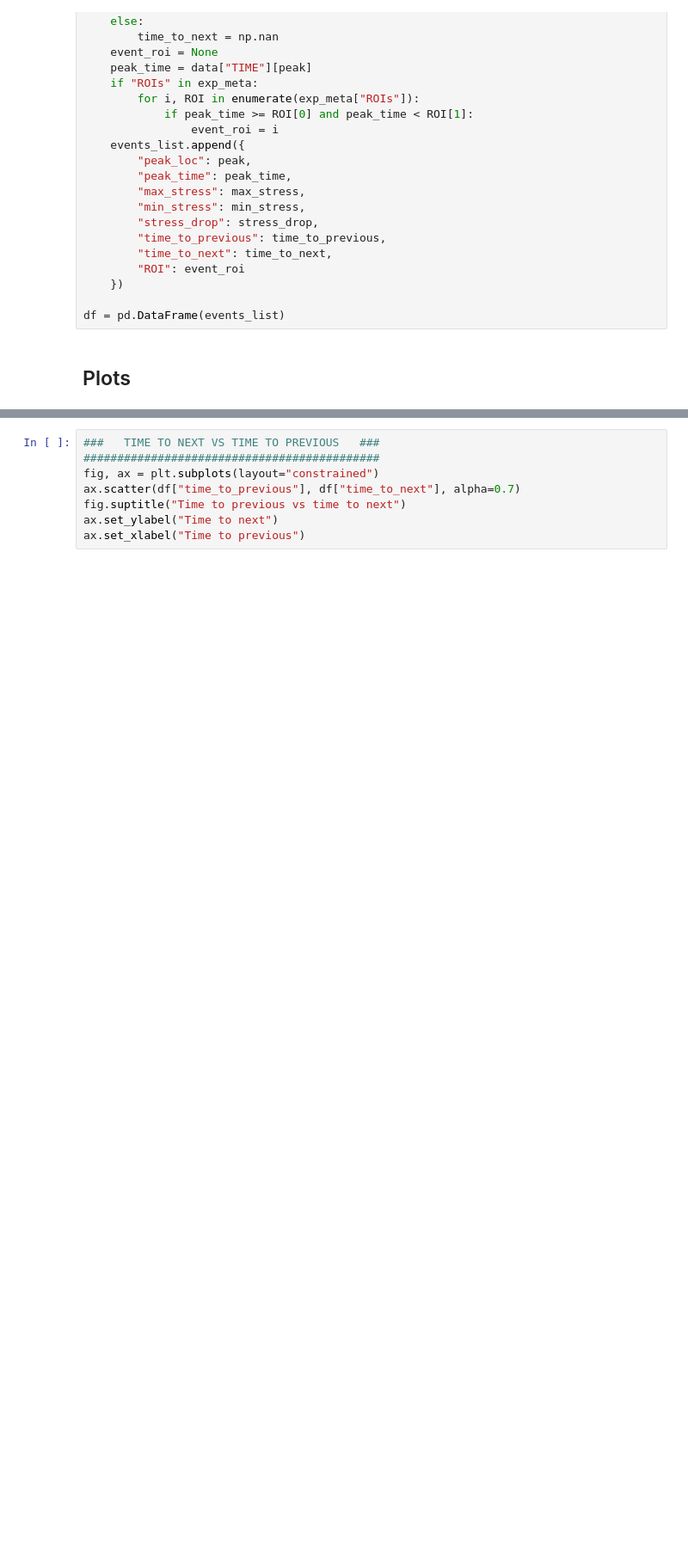
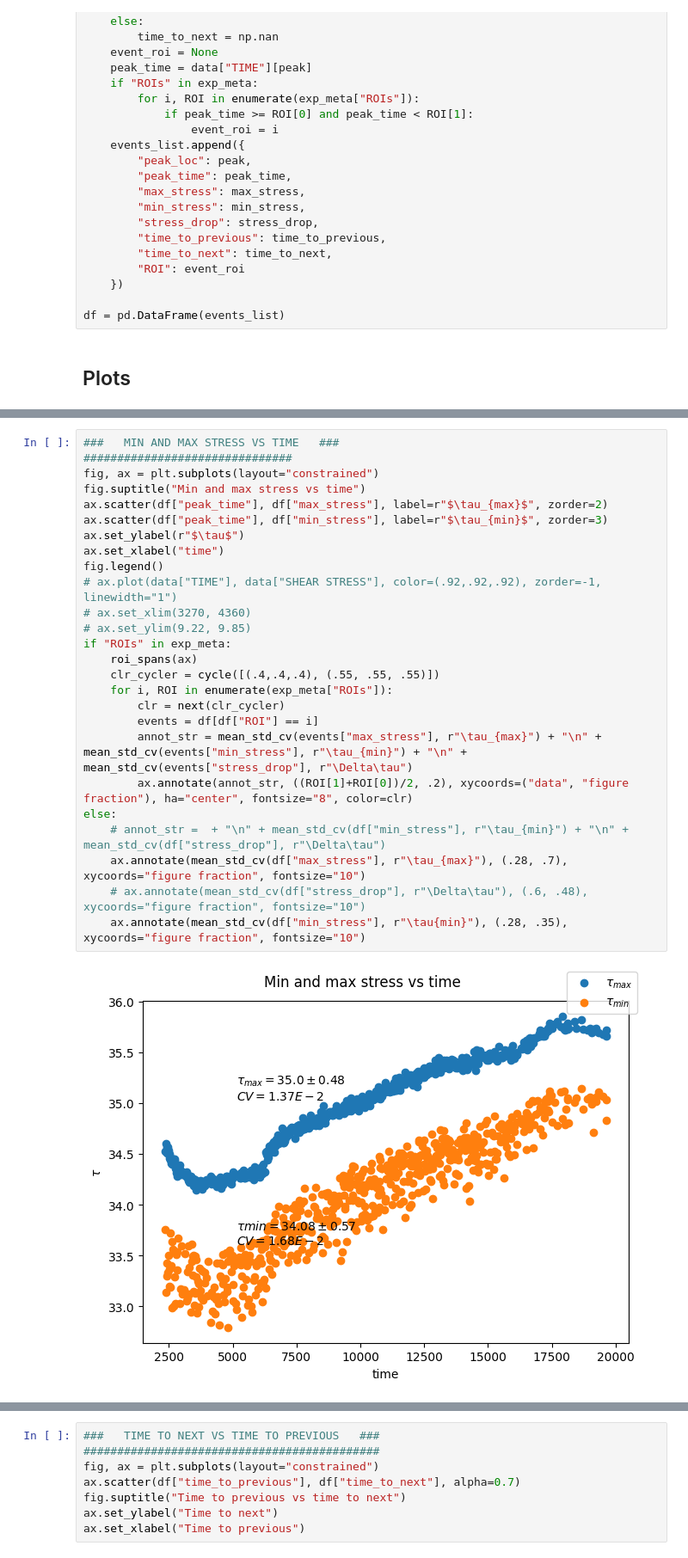
Before and after one commit to tom-hinton/ptiii, a Jupyter notebook: events/events_picker.ipynb, the cells around one changed output, grey strips where cells are left out. Shown at 86% size. Drawn from its saved outputs; the diff is of its cells as text; blank space fills up the shorter version.

```diff
--- a/events/events_picker.ipynb
+++ b/events/events_picker.ipynb
@@ -141,4 +141,32 @@ def mean_std_cv(series, label, breakpoint=False):
     return return_string
+# %%
+###   MIN AND MAX STRESS VS TIME   ###
+###############################
+fig, ax = plt.subplots(layout="constrained")
+fig.suptitle("Min and max stress vs time")
+ax.scatter(df["peak_time"], df["max_stress"], label=r"$\tau_{max}$", zorder=2)
+ax.scatter(df["peak_time"], df["min_stress"], label=r"$\tau_{min}$", zorder=3)
+ax.set_ylabel(r"$\tau$")
+ax.set_xlabel("time")
+fig.legend()
+# ax.plot(data["TIME"], data["SHEAR STRESS"], color=(.92,.92,.92), zorder=-1, linewidth="1")
+# ax.set_xlim(3270, 4360)
+# ax.set_ylim(9.22, 9.85)
+if "ROIs" in exp_meta:
+    roi_spans(ax)
+    clr_cycler = cycle([(.4,.4,.4), (.55, .55, .55)])
+    for i, ROI in enumerate(exp_meta["ROIs"]):
+        clr = next(clr_cycler)
+        events = df[df["ROI"] == i]
+        annot_str = mean_std_cv(events["max_stress"], r"\tau_{max}") + "\n" + mean_std_cv(events["min_stress"], r"\tau_{min}") + "\n" + mean_std_cv(events["stress_drop"], r"\Delta\tau")
+        ax.annotate(annot_str, ((ROI[1]+ROI[0])/2, .2), xycoords=("data", "figure fraction"), ha="center", fontsize="8", color=clr)
+else:
+    # annot_str =  + "\n" + mean_std_cv(df["min_stress"], r"\tau_{min}") + "\n" + mean_std_cv(df["stress_drop"], r"\Delta\tau")
+    ax.annotate(mean_std_cv(df["max_stress"], r"\tau_{max}"), (.28, .7), xycoords="figure fraction", fontsize="10")
+    # ax.annotate(mean_std_cv(df["stress_drop"], r"\Delta\tau"), (.6, .48), xycoords="figure fraction", fontsize="10")
+    ax.annotate(mean_std_cv(df["min_stress"], r"\tau{min}"), (.28, .35), xycoords="figure fraction", fontsize="10")
+# %% [output]
+[figure, added]
 # %%
 ###   STRESS DROP VS TIME   ###
 ###############################
```
Also changed, not shown: parts of 12 cells of this notebook, 4 other files.
